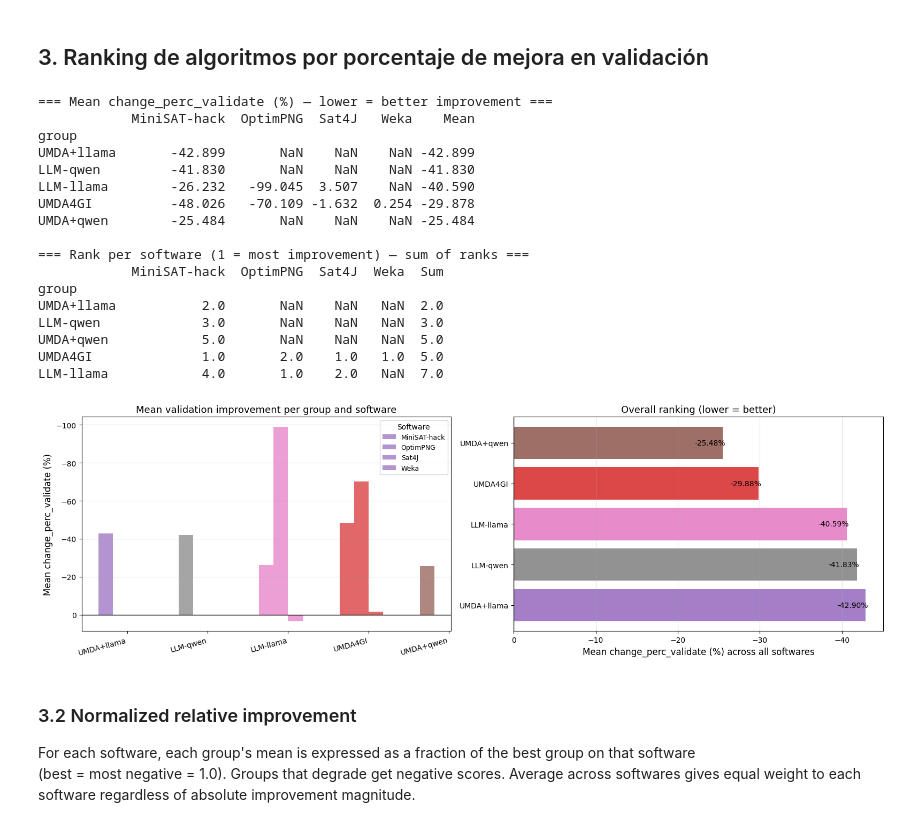
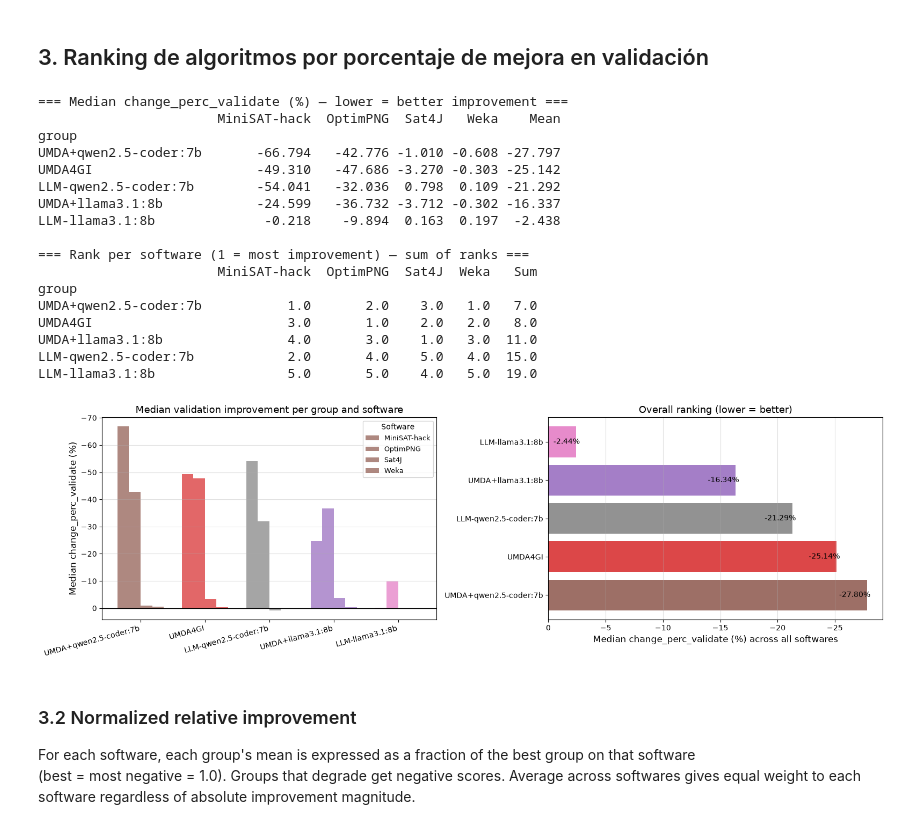
Before and after one commit to paberlo/magpie, a Jupyter notebook: experiments/results_UCL/RQ4.ipynb, the cells around one changed output. Drawn from its saved outputs; the diff is of its cells as text; code cells hidden in the pictures.

```diff
--- a/experiments/results_UCL/RQ4.ipynb
+++ b/experiments/results_UCL/RQ4.ipynb
@@ -80,13 +89,12 @@ LLM-qwen       25
 # %%
-# Use plain mean; allow < 5 folds for the known pngOptim/UMDA4GI/750 case (4 folds after outlier removal)
 group_cols = ['software', 'group', 'max_evals']
 
 agg = (
     df.groupby(group_cols, as_index=False)
       .agg(
-          change_perc_validate=('change_perc_validate', 'mean'),
-          change_perc_train   =('change_perc_train',    'mean'),
-          overfit             =('overfit',              'mean'),
+          change_perc_validate=('change_perc_validate', 'median'),
+          change_perc_train   =('change_perc_train',    'median'),
+          overfit             =('overfit',              'median'),
           cpv_std             =('change_perc_validate', 'std'),
           n_folds             =('fold',                 'count'),
       )
@@ -96,7 +104,7 @@ agg = agg.sort_values(['software', 'group', 'max_evals'])
 
 incomplete = agg[agg['n_folds'] < 5]
 if not incomplete.empty:
-    print('WARNING — cells with < 5 folds (outlier removed):')
+    print('WARNING — cells with < 5 folds:')
     print(incomplete[['software','group','max_evals','n_folds','change_perc_validate']].to_string(index=False))
 print(f'\nAggregated rows: {len(agg)}')
 # %% [output]
@@ -172,10 +176,8 @@ plt.show()
 # %% [markdown]
 ### 2.1 Ranking de algoritmos por overfitting (suma de rangos por software)
 # %%
-# Mean overfit per group x software (averaged across budgets)
 ov_per_sw = agg.groupby(['software', 'group'], as_index=False)['overfit'].mean()
 
-# Rank within each software (1 = least overfitting = closest to 0 from above, i.e. lowest mean overfit)
 ov_per_sw['rank'] = ov_per_sw.groupby('software')['overfit'].rank(method='min')
 
 rank_ov = ov_per_sw.pivot(index='group', columns='software', values='rank').reindex(GROUP_ORDER)
@@ -190,18 +192,17 @@ vals_ov = ov_per_sw.pivot(index='group', columns='software', values='overfit').r
 vals_ov.columns = [software_display_map.get(c, c) for c in vals_ov.columns]
 vals_ov['Mean'] = vals_ov.mean(axis=1)
 vals_ov = vals_ov.sort_values('Mean')
-print('=== Mean overfitting (validate − train) % — lower = less overfitting ===')
+print('=== Median overfitting (validate − train) % — lower = less overfitting ===')
 print(vals_ov.round(3).to_string())
 print()
 
-# Bar chart
 fig, ax = plt.subplots(figsize=(8, 4))
 groups_sorted = vals_ov.index.tolist()
 means_ov = vals_ov['Mean'].values
 bars = ax.barh(groups_sorted, means_ov,
                color=[color_map[g] for g in groups_sorted], alpha=0.85)
 ax.axvline(0, color='k', linewidth=1)
-ax.set_xlabel('Mean overfitting (validate − train) % across all softwares', fontsize=12)
+ax.set_xlabel('Median overfitting (validate − train) % across all softwares', fontsize=12)
 ax.set_title('Overfitting ranking (lower = less overfitting)', fontsize=13)
 for bar, val in zip(bars, means_ov):
     ax.text(val + 0.1, bar.get_y() + bar.get_height()/2,
@@ -232,7 +233,7 @@ UMDA+qwen         29.882       NaN     NaN    NaN  29.882
 # %% [markdown]
 ## 3. Ranking de algoritmos por porcentaje de mejora en validación
 # %%
-# --- Mean change_perc_validate by group x software (averaged across budgets) ---
+# --- Median-per-budget, then mean across budgets per (group, software) ---
 avg_per_sw = agg.groupby(['software', 'group'], as_index=False)['change_perc_validate'].mean()
 
 vals_sw = avg_per_sw.pivot(index='group', columns='software', values='change_perc_validate').reindex(GROUP_ORDER)
@@ -240,7 +241,7 @@ vals_sw.columns = [software_display_map.get(c, c) for c in vals_sw.columns]
 vals_sw['Mean'] = vals_sw.mean(axis=1)
 vals_sw = vals_sw.sort_values('Mean')
 
-print('=== Mean change_perc_validate (%) — lower = better improvement ===')
+print('=== Median change_perc_validate (%) — lower = better improvement ===')
 print(vals_sw.round(3).to_string())
 print()
 
@@ -258,7 +259,6 @@ print()
 # --- Overall ranking bar chart ---
 fig, axes = plt.subplots(1, 2, figsize=(16, 5))
 
-# Left: mean cpv per software
 ax = axes[0]
 x = np.arange(len(vals_sw.index))
 width = 0.18
@@ -268,51 +268,50 @@ for i, sw_col in enumerate(sw_cols):
            label=sw_col,
            color=[color_map[g] for g in vals_sw.index], alpha=0.7)
 ax.set_xticks(x + width * (len(sw_cols) - 1) / 2)
 ax.set_xticklabels(vals_sw.index, rotation=15, ha='right')
 ax.axhline(0, color='k', linewidth=1)
-ax.set_ylabel('Mean change_perc_validate (%)', fontsize=12)
-ax.set_title('Mean validation improvement per group and software', fontsize=13)
+ax.set_ylabel('Median change_perc_validate (%)', fontsize=12)
+ax.set_title('Median validation improvement per group and software', fontsize=13)
 ax.invert_yaxis()
 ax.grid(axis='y', alpha=0.4)
 ax.legend(title='Software', fontsize=9)
 
-# Right: overall mean (averaged across all softwares)
 ax2 = axes[1]
 groups_sorted = vals_sw.index.tolist()
 means = vals_sw['Mean'].values
 bars = ax2.barh(groups_sorted, means,
                 color=[color_map[g] for g in groups_sorted], alpha=0.85)
 ax2.axvline(0, color='k', linewidth=1)
-ax2.set_xlabel('Mean change_perc_validate (%) across all softwares', fontsize=12)
+ax2.set_xlabel('Median change_perc_validate (%) across all softwares', fontsize=12)
 ax2.set_title('Overall ranking (lower = better)', fontsize=13)
 ax2.invert_xaxis()
 for bar, val in zip(bars, means):
     ax2.text(val - 0.3, bar.get_y() + bar.get_height()/2,
              f'{val:.2f}%', va='center', ha='right', fontsize=10)
 ax2.grid(axis='x', alpha=0.4)
 
 plt.tight_layout()
 plt.savefig('plots/RQ4_ranking.svg', format='svg', bbox_inches='tight')
 plt.show()
 # %% [output]
-=== Mean change_perc_validate (%) — lower = better improvement ===
-            MiniSAT-hack  OptimPNG  Sat4J   Weka    Mean
+=== Median change_perc_validate (%) — lower = better improvement ===
+                       MiniSAT-hack  OptimPNG  Sat4J   Weka    Mean
 group
-UMDA+llama       -42.899       NaN    NaN    NaN -42.899
-LLM-qwen         -41.830       NaN    NaN    NaN -41.830
-LLM-llama        -26.232   -99.045  3.507    NaN -40.590
-UMDA4GI          -48.026   -70.109 -1.632  0.254 -29.878
-UMDA+qwen        -25.484       NaN    NaN    NaN -25.484
+UMDA+qwen2.5-coder:7b       -66.794   -42.776 -1.010 -0.608 -27.797
+UMDA4GI                     -49.310   -47.686 -3.270 -0.303 -25.142
+LLM-qwen2.5-coder:7b        -54.041   -32.036  0.798  0.109 -21.292
+UMDA+llama3.1:8b            -24.599   -36.732 -3.712 -0.302 -16.337
+LLM-llama3.1:8b              -0.218    -9.894  0.163  0.197  -2.438
 
 === Rank per software (1 = most improvement) — sum of ranks ===
-            MiniSAT-hack  OptimPNG  Sat4J  Weka  Sum
+                       MiniSAT-hack  OptimPNG  Sat4J  Weka   Sum
 group
-UMDA+llama           2.0       NaN    NaN   NaN  2.0
-LLM-qwen             3.0       NaN    NaN   NaN  3.0
-UMDA+qwen            5.0       NaN    NaN   NaN  5.0
-UMDA4GI              1.0       2.0    1.0   1.0  5.0
-LLM-llama            4.0       1.0    2.0   NaN  7.0
+UMDA+qwen2.5-coder:7b           1.0       2.0    3.0   1.0   7.0
+UMDA4GI                         3.0       1.0    2.0   2.0   8.0
+UMDA+llama3.1:8b                4.0       3.0    1.0   3.0  11.0
+LLM-qwen2.5-coder:7b            2.0       4.0    5.0   4.0  15.0
+LLM-llama3.1:8b                 5.0       5.0    4.0   5.0  19.0
-[figure, old version]
+[figure, new version]
 # %% [markdown]
 ### 3.2 Normalized relative improvement
 
```
Also changed, not shown: parts of 14 cells of this notebook, 17 other files.
